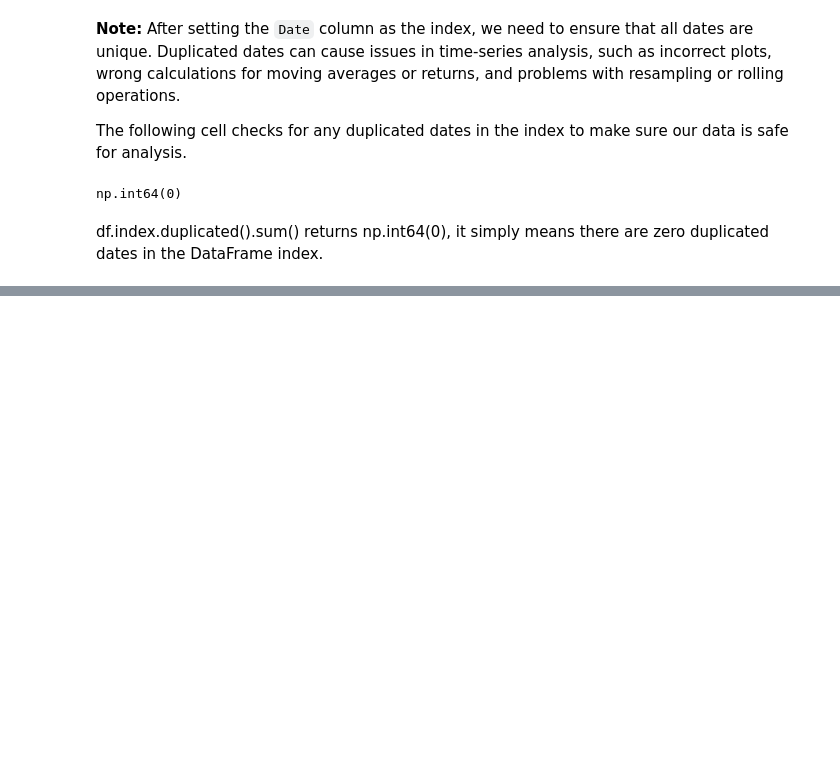
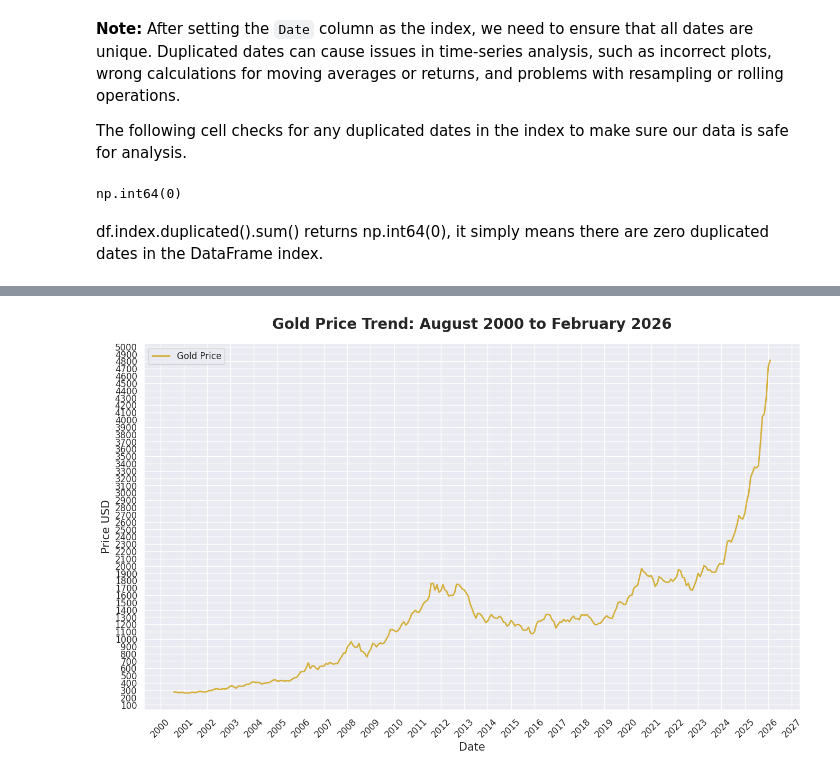
Before and after one commit to younesbensaid/Data-Analysis-portfolio, a Jupyter notebook: XAUUSD_Analysis.ipynb, the cells around one changed output, grey strips where cells are left out. Saved outputs shown, nothing was run; the diff lists cells and outputs as text; code cells hidden in the pictures; blank space fills up the shorter version.

Commit message:
Adding gold price trend plot and analysis (2000–2026)

```diff
--- a/XAUUSD_Analysis.ipynb
+++ b/XAUUSD_Analysis.ipynb
@@ -133,0 +154,22 @@ This means the dataset is now clean and properly structured, and it is ready for
+# %%
+sns.set_theme(style="darkgrid")
+
+plt.figure(figsize=(16, 9))
+
+plt.plot(df.index, df['Gold_Price_USD_YFinance'], color='#D4AF37', linewidth=2, label='Gold Price')
+
+plt.title("Gold Price Trend: August 2000 to February 2026", fontsize=20, fontweight='bold', pad=20)
+plt.xlabel("Date", fontsize=15)
+plt.ylabel("Price USD", fontsize=15)
+
+plt.gca().xaxis.set_major_locator(mdates.YearLocator())
+plt.gca().xaxis.set_major_formatter(mdates.DateFormatter('%Y'))
+plt.gca().yaxis.set_major_locator(ticker.MultipleLocator(100))
+
+plt.xticks(rotation=45, fontsize=12)
+plt.yticks(fontsize=12)
+
+plt.legend(fontsize=12)
+plt.show()
+# %% [output]
+[figure, added]
```
Also changed, not shown: parts of 7 cells of this notebook, 2 other files.
